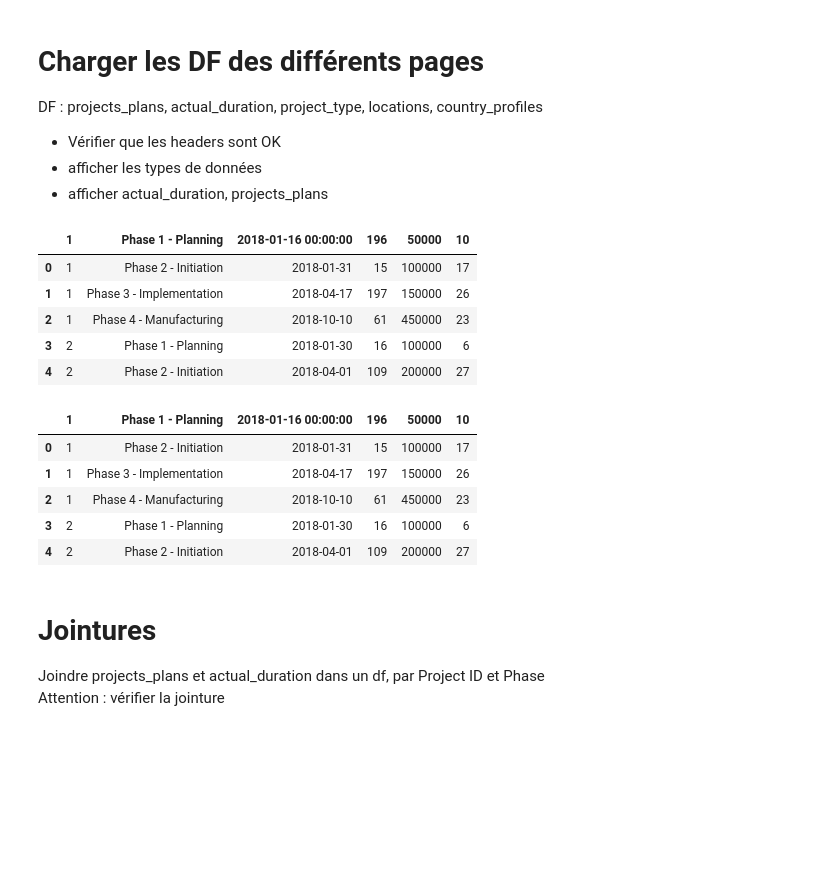
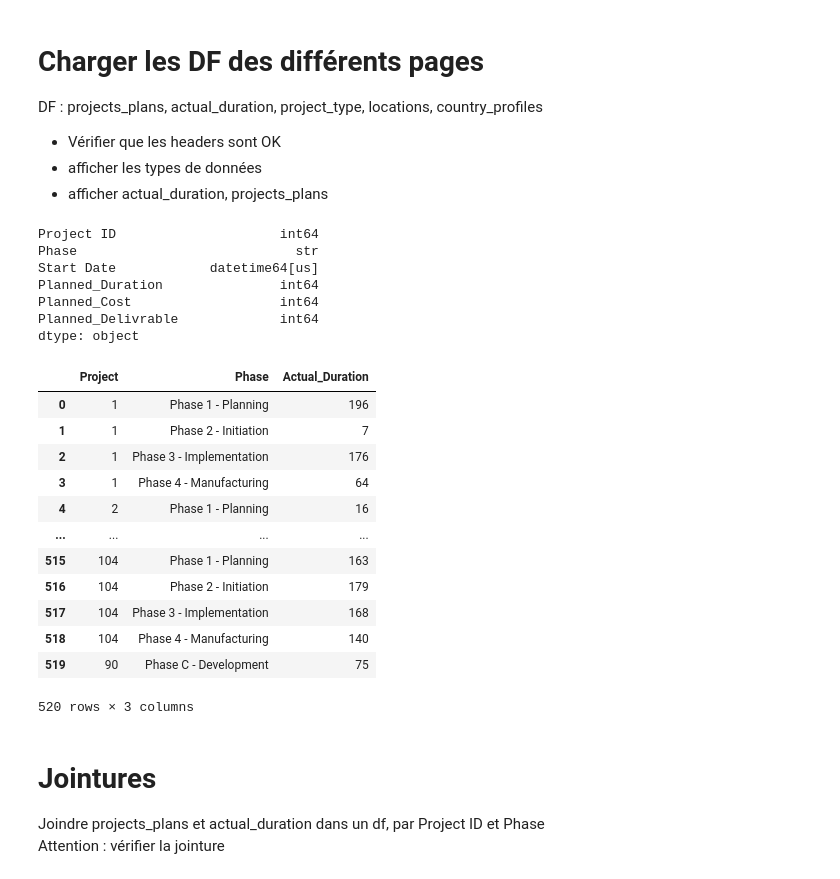
Before and after one commit to data-IA-2025/P7demo, a Jupyter notebook: P7.ipynb, the cells around one changed output. Cells and saved outputs as stored; diff of their text form; code cells hidden in the pictures; blank space fills up the shorter version.

```diff
--- a/P7.ipynb
+++ b/P7.ipynb
@@ -1,3 +1,5 @@
+# %%
+fichiers='data\donnees_sanitoral.xlsx'
 # %%
 # Import des librairies
 
@@ -12,32 +15,38 @@ DF : projects_plans, actual_duration, project_type, locations, country_profiles
 - afficher les types de données
 - afficher actual_duration, projects_plans
 # %%
-fichier = 'data\donnees_sanitoral.xlsx'
-
-dfs = pd.read_excel(fichier, sheet_name=None)
-
-for nom_feuille, df in dfs.items():
-    globals()[f"df_{nom_feuille}"] = df
-    df.info()
+# Chargement des données
+projects_plans = pd.read_excel(fichiers, sheet_name='Projects_plans', header=2)
+actual_duration = pd.read_excel(fichiers, sheet_name='Actual_Duration', header=5)
+project_type = pd.read_excel(fichiers, sheet_name='Project type', header=3)
+locations = pd.read_excel(fichiers, sheet_name='Projects_Locations', header=1)
+country_profiles = pd.read_excel(fichiers, sheet_name='Country_Profiles', header=1)
 # %%
-df_projects_plans = pd.read_excel(fichier, sheet_name="Projects_plans", header=3)
-df_projects_plans.head()
+projects_plans.dtypes
 # %% [output]
-|  | 1 | Phase 1 - Planning | 2018-01-16 00:00:00 | 196 | 50000 | 10 |
-| 0 | 1 | Phase 2 - Initiation | 2018-01-31 | 15 | 100000 | 17 |
-| 1 | 1 | Phase 3 - Implementation | 2018-04-17 | 197 | 150000 | 26 |
-| 2 | 1 | Phase 4 - Manufacturing | 2018-10-10 | 61 | 450000 | 23 |
-| 3 | 2 | Phase 1 - Planning | 2018-01-30 | 16 | 100000 | 6 |
-| 4 | 2 | Phase 2 - Initiation | 2018-04-01 | 109 | 200000 | 27 |
+Project ID                     int64
+Phase                            str
+Start Date            datetime64[us]
+Planned_Duration               int64
+Planned_Cost                   int64
+Planned_Delivrable             int64
+dtype: object
 # %%
-df.head()
+actual_duration
 # %% [output]
-|  | 1 | Phase 1 - Planning | 2018-01-16 00:00:00 | 196 | 50000 | 10 |
-| 0 | 1 | Phase 2 - Initiation | 2018-01-31 | 15 | 100000 | 17 |
-| 1 | 1 | Phase 3 - Implementation | 2018-04-17 | 197 | 150000 | 26 |
-| 2 | 1 | Phase 4 - Manufacturing | 2018-10-10 | 61 | 450000 | 23 |
-| 3 | 2 | Phase 1 - Planning | 2018-01-30 | 16 | 100000 | 6 |
-| 4 | 2 | Phase 2 - Initiation | 2018-04-01 | 109 | 200000 | 27 |
+|  | Project | Phase | Actual_Duration |
+| 0 | 1 | Phase 1 - Planning | 196 |
+| 1 | 1 | Phase 2 - Initiation | 7 |
+| 2 | 1 | Phase 3 - Implementation | 176 |
+| 3 | 1 | Phase 4 - Manufacturing | 64 |
+| 4 | 2 | Phase 1 - Planning | 16 |
+| ... | ... | ... | ... |
+| 515 | 104 | Phase 1 - Planning | 163 |
+| 516 | 104 | Phase 2 - Initiation | 179 |
+| 517 | 104 | Phase 3 - Implementation | 168 |
+| 518 | 104 | Phase 4 - Manufacturing | 140 |
+| 519 | 90 | Phase C - Development | 75 |
+520 rows × 3 columns
 # %% [markdown]
 # Jointures
 
```
Also changed, not shown: parts of 11 cells of this notebook, 2 other files.
